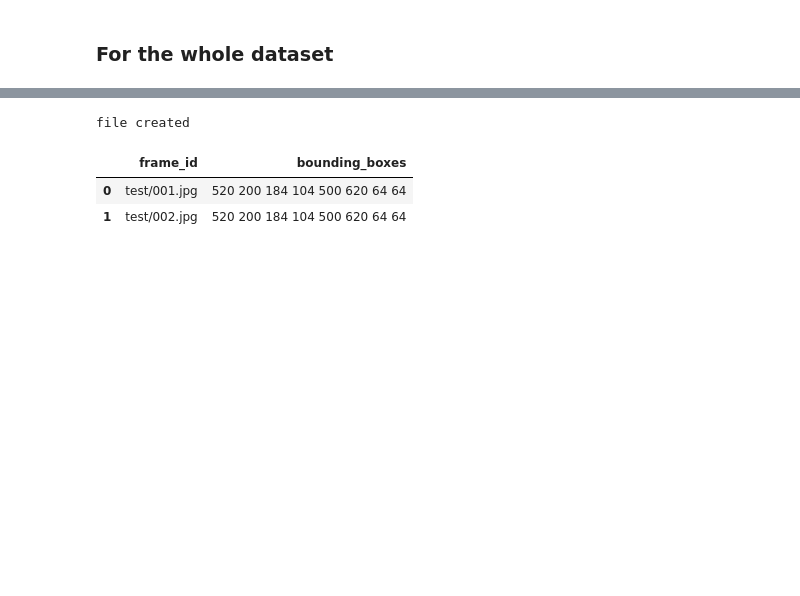
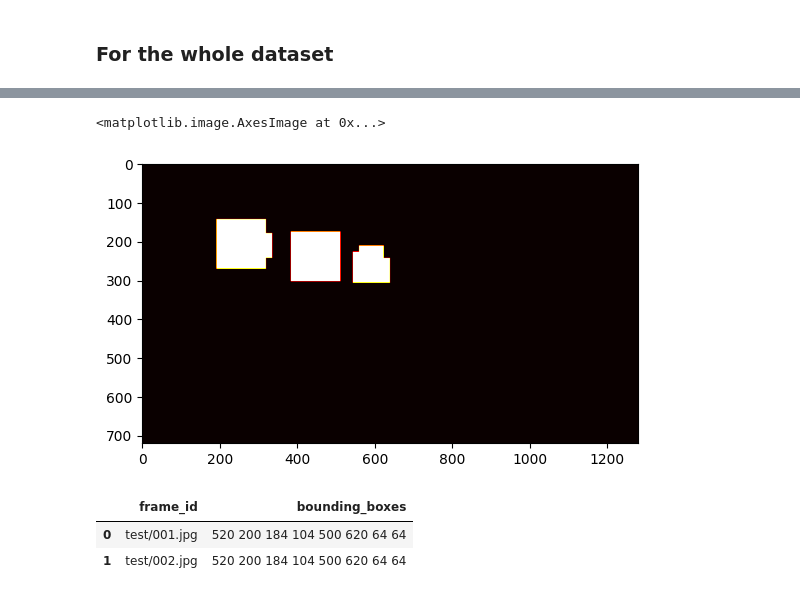
Before and after one commit to adrienloizeau/HOG-Car-Dectector, a Jupyter notebook: founding_cars.ipynb, the cells around one changed output, grey strips where cells are left out. Cells and saved outputs as stored; diff of their text form; code cells hidden in the pictures; blank space fills up the shorter version.

Commit message:
Added a heatmap that takes into account the probability

```diff
--- a/founding_cars.ipynb
+++ b/founding_cars.ipynb
@@ -115,6 +115,11 @@ def create_submission_file(boxes_list, files_names):
     df_prediction = pd.DataFrame(columns=['Id', 'Predicted'], data=rows).set_index('Id')
     df_prediction.to_csv('sample_submission2.csv')
     print("file created")
+
+def read_img(path: str):
+    img = cv2.imread(path)
+    img = cv2.cvtColor(img, cv2.COLOR_BGR2RGB)
+    return img
 # %%
 import os
 import numpy as np
@@ -253,3 +258,5 @@ https://scikit-learn.org/stable/model_persistence.html#security-maintainability-
 # %%
 import os
 test_files = sorted(os.listdir('./test/'))
+test_files = [os.path.join("test", x)for x in test_files]
+print(test_files)
@@ -324,7 +349,14 @@ NameError: ignored
-# %%
-create_submission_file(boxes_list,test_files)
-# %% [output]
-file created
+# %%
+max = heatmap.max()
+x,y  = heatmap.shape
+for i in range(x):
+    for j in range(y):
+        heatmap[i,j]= heatmap[i,j]/max
+
+plt.imshow(heatmap, cmap="hot")
+# %% [output]
+<matplotlib.image.AxesImage at 0x...>
+[figure, added]
 # %%
 images = boxes_list
 
```
Also changed, not shown: parts of 2 cells of this notebook, 9 other files.
